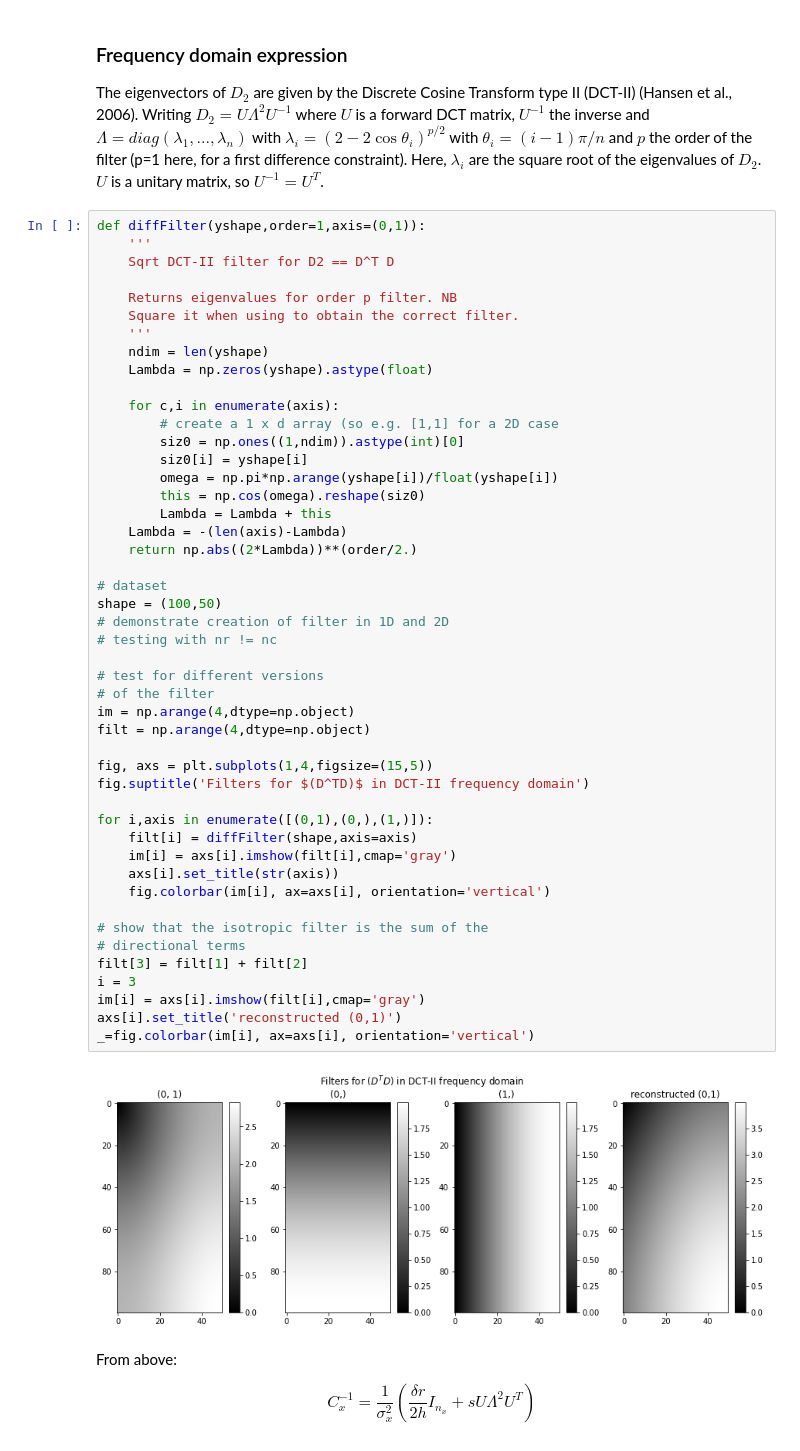
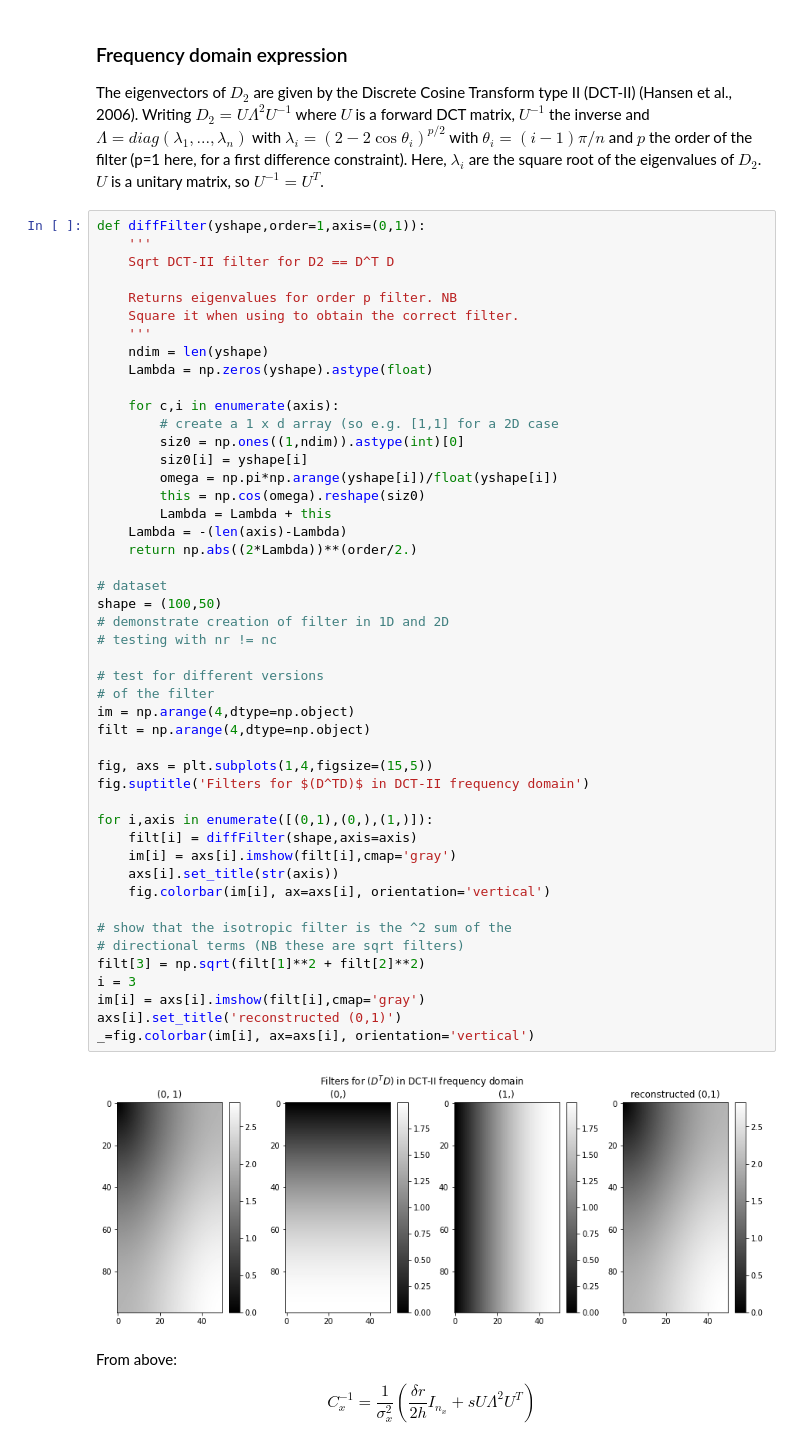
Before and after one commit to UCL-EO/siac_dev, a Jupyter notebook: SIAC_cov.ipynb, the cells around one changed output. Cells and saved outputs as stored; diff of their text form.

```diff
--- a/SIAC_cov.ipynb
+++ b/SIAC_cov.ipynb
@@ -152,37 +152,37 @@ def diffFilter(yshape,order=1,axis=(0,1)):
         omega = np.pi*np.arange(yshape[i])/float(yshape[i])
         this = np.cos(omega).reshape(siz0)
         Lambda = Lambda + this
     Lambda = -(len(axis)-Lambda)
     return np.abs((2*Lambda))**(order/2.)
 
 # dataset
 shape = (100,50)
 # demonstrate creation of filter in 1D and 2D
 # testing with nr != nc
 
 # test for different versions
 # of the filter
 im = np.arange(4,dtype=np.object)
 filt = np.arange(4,dtype=np.object)
 
 fig, axs = plt.subplots(1,4,figsize=(15,5))
 fig.suptitle('Filters for $(D^TD)$ in DCT-II frequency domain')
 
 for i,axis in enumerate([(0,1),(0,),(1,)]):
     filt[i] = diffFilter(shape,axis=axis)
     im[i] = axs[i].imshow(filt[i],cmap='gray')
     axs[i].set_title(str(axis))
     fig.colorbar(im[i], ax=axs[i], orientation='vertical')
 
-# show that the isotropic filter is the sum of the
-# directional terms
-filt[3] = filt[1] + filt[2]
+# show that the isotropic filter is the ^2 sum of the
+# directional terms (NB these are sqrt filters)
+filt[3] = np.sqrt(filt[1]**2 + filt[2]**2)
 i = 3
 im[i] = axs[i].imshow(filt[i],cmap='gray')
 axs[i].set_title('reconstructed (0,1)')
 _=fig.colorbar(im[i], ax=axs[i], orientation='vertical')
 # %% [output]
-[figure, old version]
+[figure, new version]
 # %% [markdown]
 From above:
 
```
Also changed, not shown: parts of 5 cells of this notebook, 4 other files.
